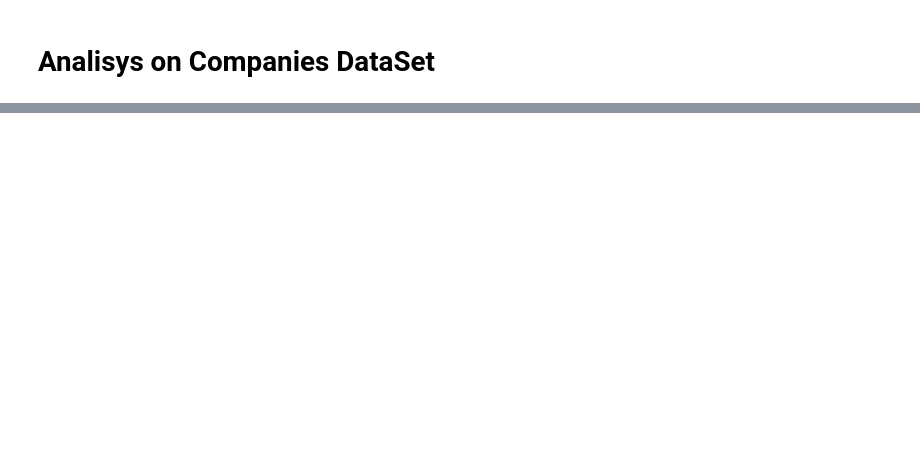
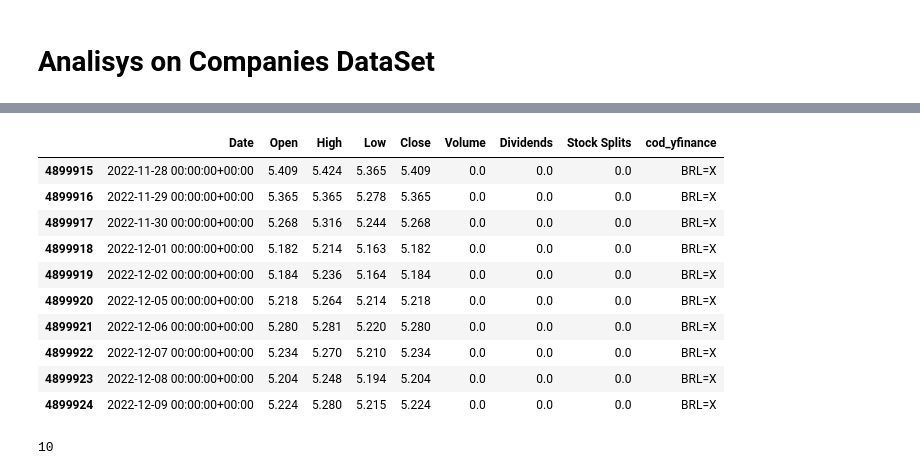
Before and after one commit to pedrolaender/05.Ironhack_Final_Project, a Jupyter notebook: final_project.ipynb, the cells around one changed output, grey strips where cells are left out. Saved outputs shown, nothing was run; the diff lists cells and outputs as text; code cells hidden in the pictures; blank space fills up the shorter version.

```diff
--- a/final_project.ipynb
+++ b/final_project.ipynb
@@ -2112,0 +2135,2 @@ historical_data = pd.read_csv(f'{stock_path}historical_data_complete_rev8.csv',
+# %%
+historical_data['Date'] = pd.to_datetime(historical_data['Date'], format='%Y-%m-%d', utc=True)
@@ -2112,0 +2172,2 @@ historical_data = pd.read_csv(f'{stock_path}historical_data_complete_rev8.csv',
+# %%
+date_test = historical_data.iloc[-10:]
@@ -2112,0 +2193,18 @@ historical_data = pd.read_csv(f'{stock_path}historical_data_complete_rev8.csv',
+# %%
+date_test
+# %% [output]
+|  | Date | Open | High | Low | Close | Volume | Dividends | Stock Splits | cod_yfinance |
+| 4899915 | 2022-11-28 00:00:00+00:00 | 5.409 | 5.424 | 5.365 | 5.409 | 0.0 | 0.0 | 0.0 | BRL=X |
+| 4899916 | 2022-11-29 00:00:00+00:00 | 5.365 | 5.365 | 5.278 | 5.365 | 0.0 | 0.0 | 0.0 | BRL=X |
+| 4899917 | 2022-11-30 00:00:00+00:00 | 5.268 | 5.316 | 5.244 | 5.268 | 0.0 | 0.0 | 0.0 | BRL=X |
+| 4899918 | 2022-12-01 00:00:00+00:00 | 5.182 | 5.214 | 5.163 | 5.182 | 0.0 | 0.0 | 0.0 | BRL=X |
+| 4899919 | 2022-12-02 00:00:00+00:00 | 5.184 | 5.236 | 5.164 | 5.184 | 0.0 | 0.0 | 0.0 | BRL=X |
+| 4899920 | 2022-12-05 00:00:00+00:00 | 5.218 | 5.264 | 5.214 | 5.218 | 0.0 | 0.0 | 0.0 | BRL=X |
+| 4899921 | 2022-12-06 00:00:00+00:00 | 5.280 | 5.281 | 5.220 | 5.280 | 0.0 | 0.0 | 0.0 | BRL=X |
+| 4899922 | 2022-12-07 00:00:00+00:00 | 5.234 | 5.270 | 5.210 | 5.234 | 0.0 | 0.0 | 0.0 | BRL=X |
+| 4899923 | 2022-12-08 00:00:00+00:00 | 5.204 | 5.248 | 5.194 | 5.204 | 0.0 | 0.0 | 0.0 | BRL=X |
+| 4899924 | 2022-12-09 00:00:00+00:00 | 5.224 | 5.280 | 5.215 | 5.224 | 0.0 | 0.0 | 0.0 | BRL=X |
+# %%
+date_test.to_sql(name='date_test_03', con=engine, if_exists='replace', index=False)
+# %% [output]
+10
```
Also changed, not shown: parts of 112 cells of this notebook, 1 other file.
